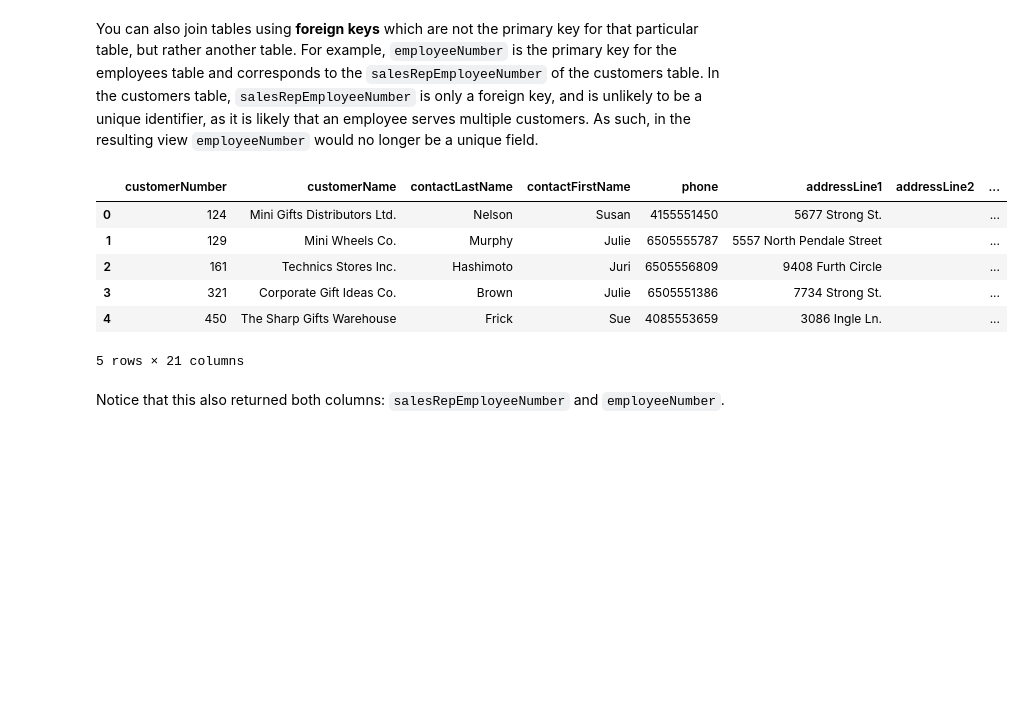
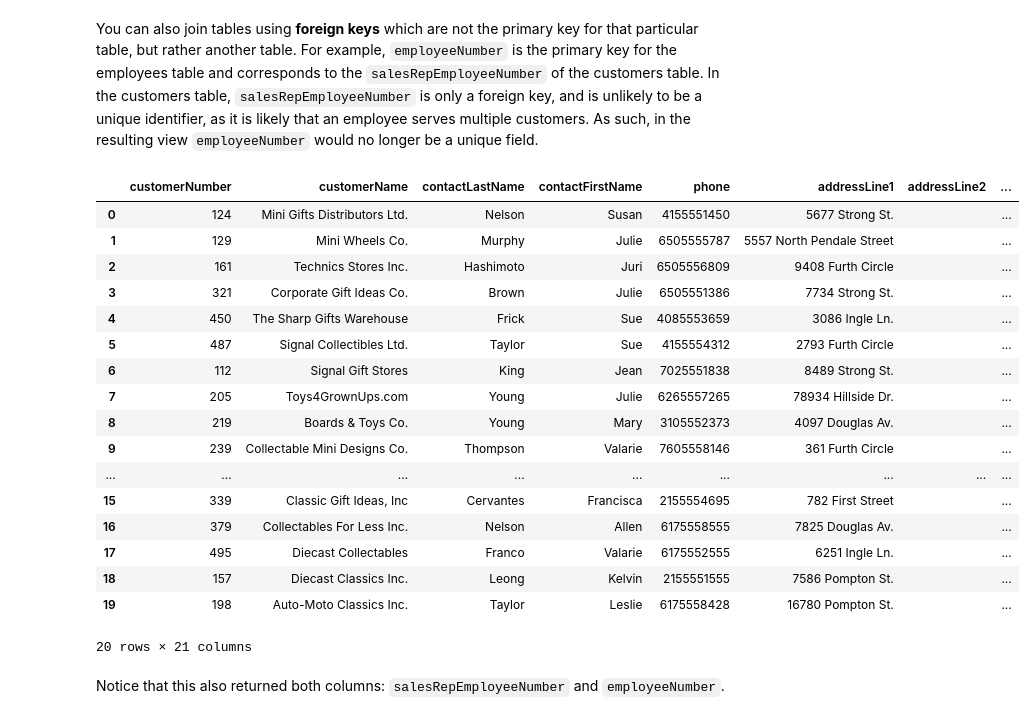
Before and after one commit to ravaxis/dsc-join-statements-nyc-ds-082619, a Jupyter notebook: index.ipynb, the cells around one changed output. Saved outputs shown, nothing was run; the diff lists cells and outputs as text; code cells hidden in the pictures; blank space fills up the shorter version.

```diff
--- a/index.ipynb
+++ b/index.ipynb
@@ -161,21 +161,32 @@ You can also join tables using **foreign keys** which are not the primary key fo
 # %%
 cur.execute("""SELECT *
                FROM customers c
                JOIN employees e
                ON c.salesRepEmployeeNumber = e.employeeNumber
                ORDER BY employeeNumber;
                """)
 df = pd.DataFrame(cur.fetchall()) #Take results and create dataframe
 df.columns = [i[0] for i in cur.description]
-df.head()
+df.head(20)
 # %% [output]
 |  | customerNumber | customerName | contactLastName | contactFirstName | phone | addressLine1 | addressLine2 | ... |
 | 0 | 124 | Mini Gifts Distributors Ltd. | Nelson | Susan | 4155551450 | 5677 Strong St. |  | ... |
 | 1 | 129 | Mini Wheels Co. | Murphy | Julie | 6505555787 | 5557 North Pendale Street |  | ... |
 | 2 | 161 | Technics Stores Inc. | Hashimoto | Juri | 6505556809 | 9408 Furth Circle |  | ... |
 | 3 | 321 | Corporate Gift Ideas Co. | Brown | Julie | 6505551386 | 7734 Strong St. |  | ... |
 | 4 | 450 | The Sharp Gifts Warehouse | Frick | Sue | 4085553659 | 3086 Ingle Ln. |  | ... |
+| 5 | 487 | Signal Collectibles Ltd. | Taylor | Sue | 4155554312 | 2793 Furth Circle |  | ... |
+| 6 | 112 | Signal Gift Stores | King | Jean | 7025551838 | 8489 Strong St. |  | ... |
+| 7 | 205 | Toys4GrownUps.com | Young | Julie | 6265557265 | 78934 Hillside Dr. |  | ... |
+| 8 | 219 | Boards & Toys Co. | Young | Mary | 3105552373 | 4097 Douglas Av. |  | ... |
+| 9 | 239 | Collectable Mini Designs Co. | Thompson | Valarie | 7605558146 | 361 Furth Circle |  | ... |
+| ... | ... | ... | ... | ... | ... | ... | ... | ... |
+| 15 | 339 | Classic Gift Ideas, Inc | Cervantes | Francisca | 2155554695 | 782 First Street |  | ... |
+| 16 | 379 | Collectables For Less Inc. | Nelson | Allen | 6175558555 | 7825 Douglas Av. |  | ... |
+| 17 | 495 | Diecast Collectables | Franco | Valarie | 6175552555 | 6251 Ingle Ln. |  | ... |
+| 18 | 157 | Diecast Classics Inc. | Leong | Kelvin | 2155551555 | 7586 Pompton St. |  | ... |
+| 19 | 198 | Auto-Moto Classics Inc. | Taylor | Leslie | 6175558428 | 16780 Pompton St. |  | ... |
-5 rows × 21 columns
+20 rows × 21 columns
 # %% [markdown]
 Notice that this also returned both columns: `salesRepEmployeeNumber` and `employeeNumber`.
 # %% [markdown]
```
